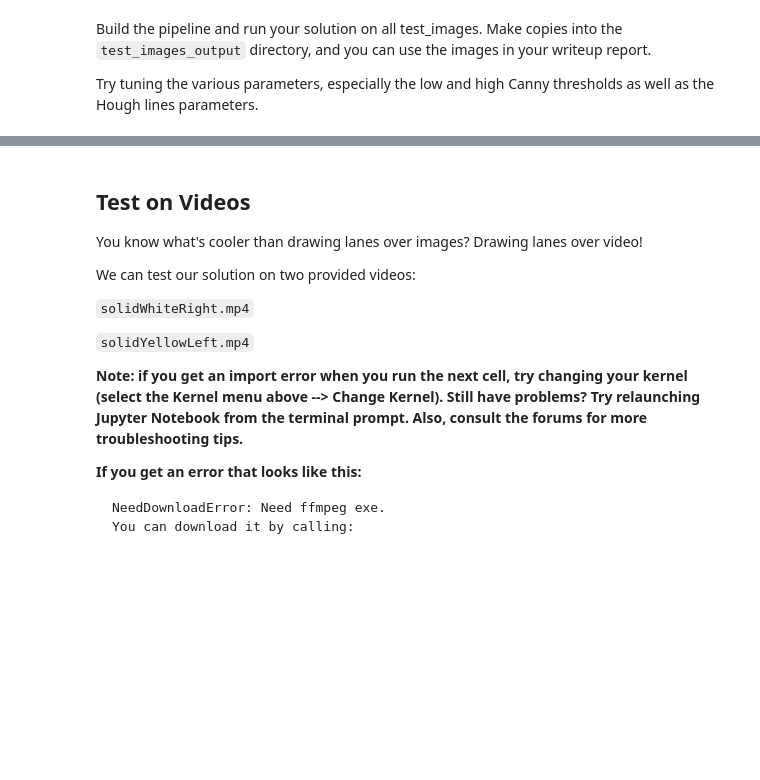
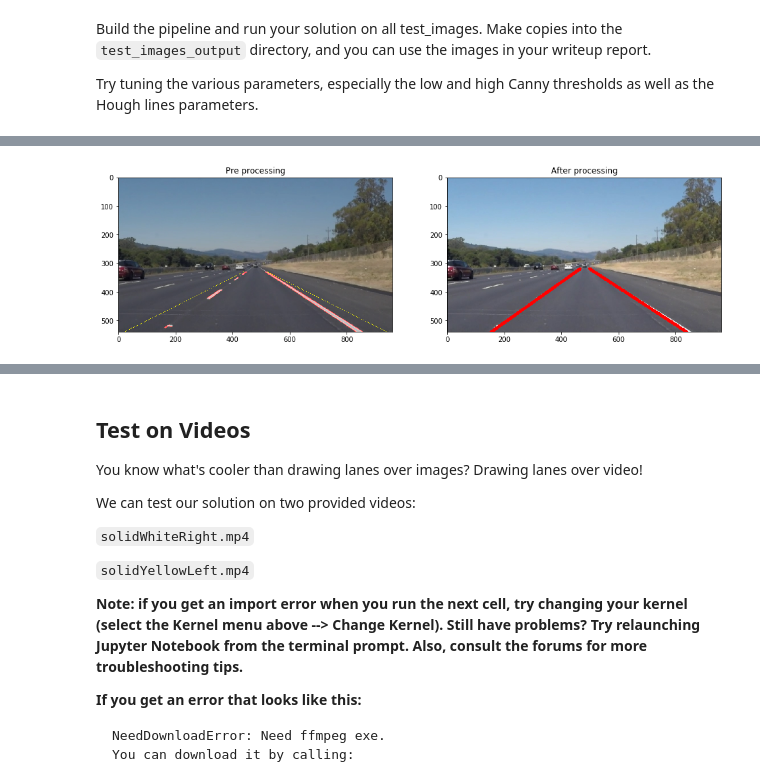
Before and after one commit to charlielito/CarND-LaneLines-P1, a Jupyter notebook: P1.ipynb, the cells around one changed output, grey strips where cells are left out. Drawn from its saved outputs; the diff is of its cells as text; code cells hidden in the pictures; blank space fills up the shorter version.

```diff
--- a/P1.ipynb
+++ b/P1.ipynb
@@ -179,7 +220,8 @@ Build your pipeline to work on the images in the directory "test_images"
 **You should make sure your pipeline works well on these images before you try the videos.**
 # %%
 import os
-os.listdir("test_images/")
+test_images = os.listdir("test_images/")
+test_images
 # %% [output]
 ['solidWhiteRight.jpg',
  'solidYellowCurve2.jpg',
@@ -246,0 +319,81 @@ plt.imshow(lines_edges[...,::-1])
+# %%
+# TODO: Build your pipeline that will draw lane lines on the test_images
+# then save them to the test_images_output directory.
+
+# Set folder name and image test name
+folder = "test_images"
+
+image_name = 'solidWhiteRight.jpg'
+
+for image_name in test_images:
+    # Read in and grayscale the image
+    image = cv2.imread(os.path.join(folder, image_name))
+    gray = grayscale(image)
+
+    # Define a kernel size and apply Gaussian smoothing
+    kernel_size = 5
+    blur_gray = gaussian_blur(gray,kernel_size)
+
+    # Define our parameters for Canny and apply
+    low_threshold = 50
+    high_threshold = 150
+    edges = canny(blur_gray, low_threshold, high_threshold)
+
+    # This time we are defining a four sided polygon to mask
+    imshape = image.shape
+    vertices = np.array([[(20,imshape[0]),(imshape[1]//2-40, 330), \
+                          (imshape[1]//2+40, 330), (imshape[1]-20,imshape[0])]], dtype=np.int32)
+    # vertices = np.array([[(20,imshape[0]),(imshape[1]//2-80, 340), \
+    #                       (imshape[1]//2+80, 340), (imshape[1]-20,imshape[0])]], dtype=np.int32)
+    masked_edges = region_of_interest(edges, vertices)
+
+    # Define the Hough transform parameters
+    # Make a blank the same size as our image to draw on
+    rho = 2 # distance resolution in pixels of the Hough grid
+    theta = np.pi/180 # angular resolution in radians of the Hough grid
+    threshold = 20     # minimum number of votes (intersections in Hough grid cell)
+    min_line_length = 10 #minimum number of pixels making up a line
+    max_line_gap = 10    # maximum gap in pixels between connectable line segments
+    # line_image = np.copy(image)*0 # creating a blank to draw lines on
+
+    # Run Hough on edge detected image
+    # Output "lines" is an array containing endpoints of detected line segments
+    line_image, lines = hough_lines(masked_edges, rho, theta, threshold, min_line_length, \
+                             max_line_gap,thickness=2,color=(0,0,255))
+
+    # Create a "color" binary image to combine with line image
+    color_edges = np.dstack((edges, edges, edges))
+
+    # Draw the lines on original image
+    lines_image = weighted_img(line_image, image, α=0.8, β=1., γ=0.)
+
+    # Draw vertices in image for debugging
+    vertices = vertices.reshape((-1,1,2))
+    cv2.polylines(lines_image,[vertices],True,(0,255,255))
+
+    # Arrange plt plots
+    fig, (ax1, ax2) = plt.subplots(nrows=1, ncols=2, figsize=(16, 8))
+    # plot it as RGB
+    ax1.set_title("Pre processing")
+    ax1.imshow(lines_image[...,::-1])
+    # cv2.imshow("result", lines_image)
+    # cv2.waitKey(0)
+
+    left, left_params, right, right_params = get_left_right_lines(lines)
+    left_params, right_params
+
+    yl1 = yr1 = imshape[0]
+    yl2 = yr2 = 320 # where vertices end
+
+    xl1 = int((yl1 - left_params[1])/left_params[0]) # x = (y-b)/m
+    xr1 = int((yr1 - right_params[1])/right_params[0])
+
+    xl2 = int((yl2 - left_params[1])/left_params[0]) # x = (y-b)/m
+    xr2 = int((yr2 - right_params[1])/right_params[0])
+
+    draw_lines(image, [[[xl1, yl1, xl2, yl2]], [[xr1, yr1, xr2, yr2]] ], color=(0,0,255), thickness=10)
+
+    ax2.set_title("After processing")
+    ax2.imshow(image[...,::-1])
+# %% [output]
+[figure, added]
```
Also changed, not shown: parts of 3 cells of this notebook.
